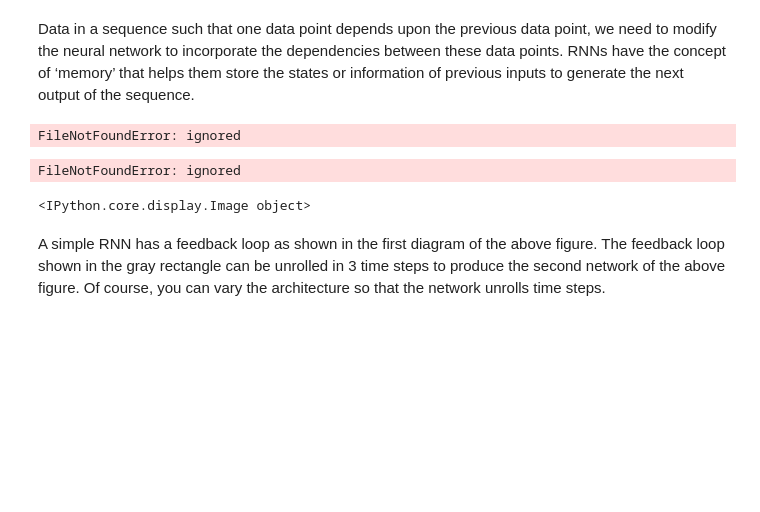
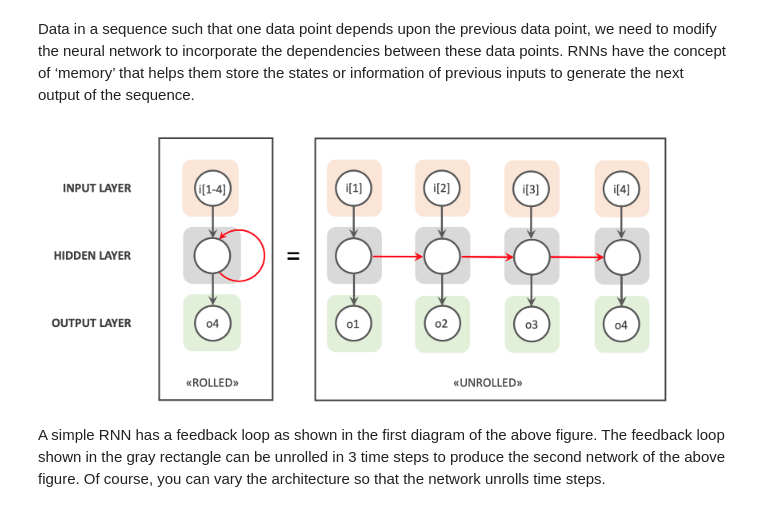
Before and after one commit to cagBRT/RNNs, a Jupyter notebook: 1_RNNs.ipynb, the cells around one changed output. Drawn from its saved outputs; the diff is of its cells as text; code cells hidden in the pictures; blank space fills up the shorter version.

```diff
--- a/1_RNNs.ipynb
+++ b/1_RNNs.ipynb
@@ -35,11 +37,9 @@ A recurrent neural network (RNN) is a special type of an artificial neural netwo
 # %% [markdown]
 Data in a sequence such that one data point depends upon the previous data point, we need to modify the neural network to incorporate the dependencies between these data points. RNNs have the concept of ‘memory’ that helps them store the states or information of previous inputs to generate the next output of the sequence.
 # %%
-Image("/content/cloned-repo/cloned-repo/images/RNN.png" , width=640)
+Image("images/RNN.png" , width=640)
 # %% [output]
-FileNotFoundError: ignored
-FileNotFoundError: ignored
-<IPython.core.display.Image object>
+[figure, added]
 # %% [markdown]
 A simple RNN has a feedback loop as shown in the first diagram of the above figure. The feedback loop shown in the gray rectangle can be unrolled in 3 time steps to produce the second network of the above figure. Of course, you can vary the architecture so that the network unrolls  time steps.
 # %% [markdown]
```
Also changed, not shown: parts of 12 cells of this notebook.
